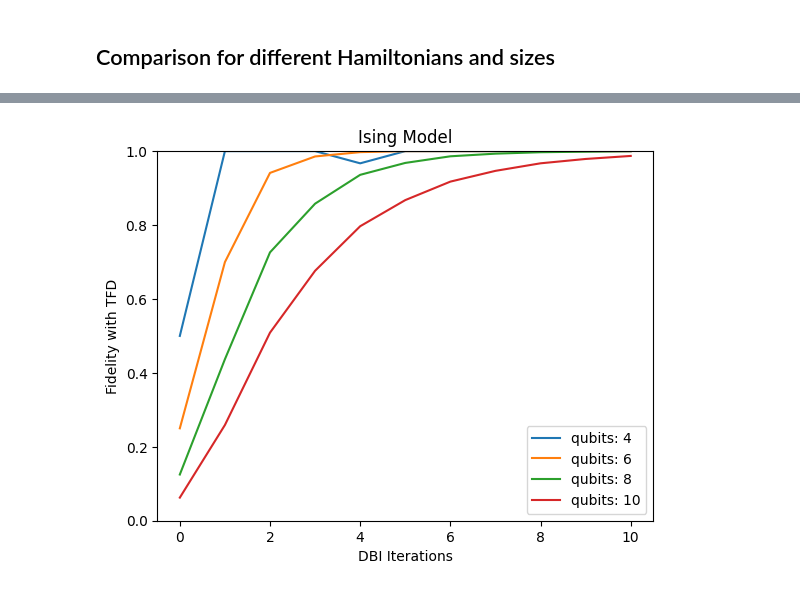
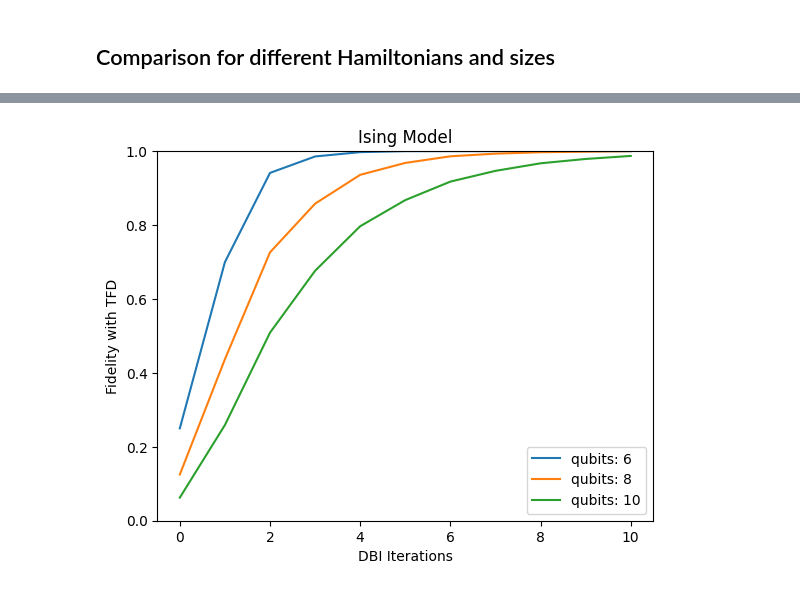
Before and after one commit to wrightjandrew/Master-Project, a Jupyter notebook: TFD.ipynb, the cells around one changed output, grey strips where cells are left out. Saved outputs shown, nothing was run; the diff lists cells and outputs as text; code cells hidden in the pictures.

```diff
--- a/TFD.ipynb
+++ b/TFD.ipynb
@@ -147,7 +125,7 @@ plt.show()
 # %% [markdown]
 ## Comparison for different Hamiltonians and sizes
 # %%
-nqubits =[2,3,4,5]
+nqubits =[3,4,5]
 plt.figure()
 plt.title('Ising Model')
 for i in range(len(nqubits)):
@@ -175,2 +152,2 @@ plt.show()
-[figure, old version]
+[figure, new version]
 # %%
```
Also changed, not shown: parts of 11 cells of this notebook, 1 other file.
